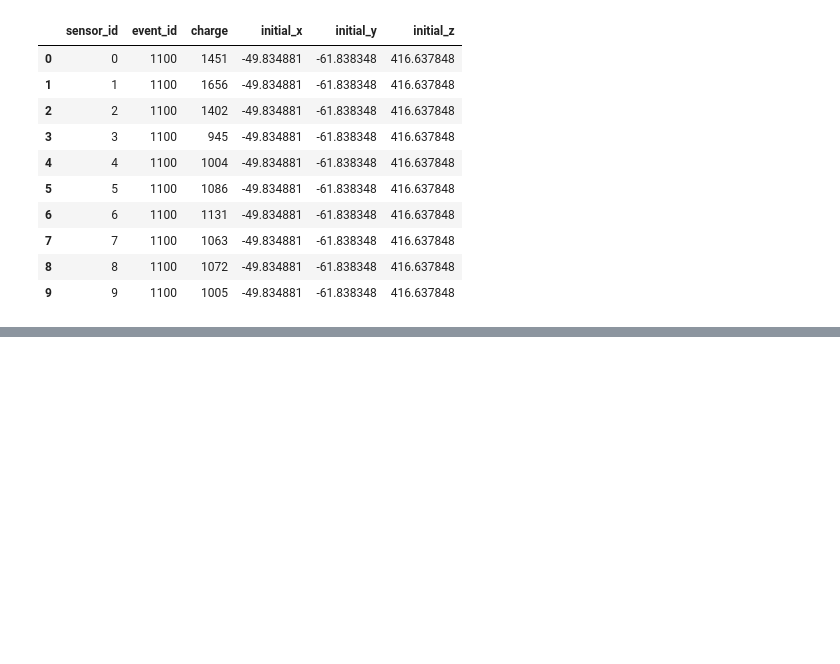
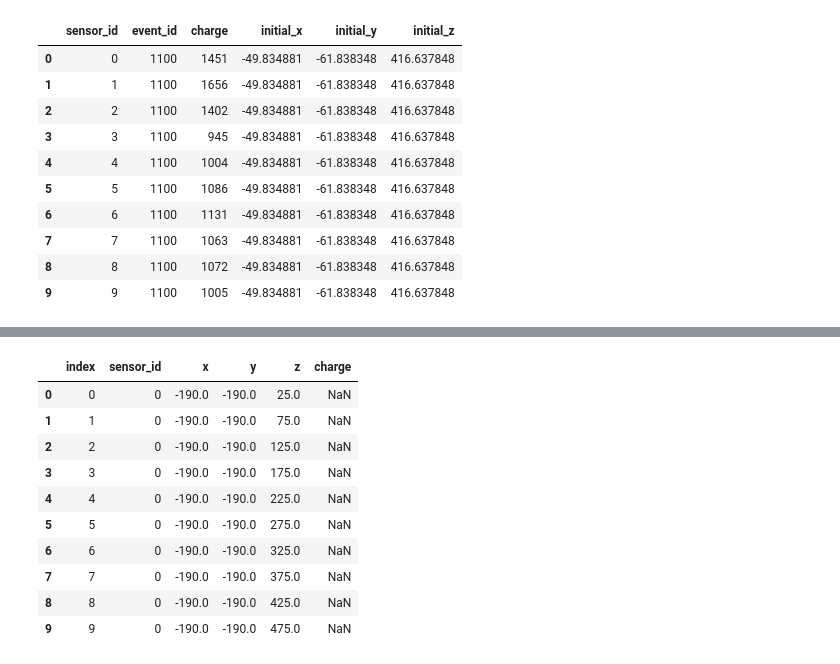
Before and after one commit to kvjmistry/LightTableGen, a Jupyter notebook: notebooks/lt_creator.ipynb, the cells around one changed output, grey strips where cells are left out. Saved outputs shown, nothing was run; the diff lists cells and outputs as text; code cells hidden in the pictures; blank space fills up the shorter version.

```diff
--- a/notebooks/lt_creator.ipynb
+++ b/notebooks/lt_creator.ipynb
@@ -119,26 +104,3 @@ display(pmt_response.head(10))
 | 7 | 7 | 1100 | 1063 | -49.834881 | -61.838348 | 416.637848 |
 | 8 | 8 | 1100 | 1072 | -49.834881 | -61.838348 | 416.637848 |
 | 9 | 9 | 1100 | 1005 | -49.834881 | -61.838348 | 416.637848 |
-# %%
-# Define the bins
-xbins = np.arange(-200, 200, 20)
-ybins = np.arange(-200, 200, 20)
-zbins = np.arange(0, 600, 50)
-
-# Define the bin centres
-xbins_centre = np.arange(-200+10, 200+10, 20)
-ybins_centre = np.arange(-200+10, 200+10, 20)
-zbins_centre = np.arange(0+25, 600+25, 50)
-
-test = pmt_response
-
-# Now bin the x, y, z positions
-test['x'] = pd.cut(x=test['initial_x'], bins=xbins,labels=xbins_centre[:-1], include_lowest=True)
-test['y'] = pd.cut(x=test['initial_y'], bins=ybins,labels=ybins_centre[:-1], include_lowest=True)
-test['z'] = pd.cut(x=test['initial_z'], bins=zbins,labels=zbins_centre[:-1], include_lowest=True)
-
-
-test = test.drop(columns=['initial_x', 'initial_y', 'initial_z'])
-display(test.head(11))
-
-# remove the initial x,y,z since we are done with them
@@ -275,0 +202,3 @@ Processing file 2752/2752
+# %%
+lt = LT.groupby(["sensor_id", "x", "y", "z"])["charge"].sum().to_frame().reset_index()
+display(lt.head(10))
@@ -276,9 +217,22 @@ Processing file 2752/2752
 # %%
-LT .columns = LT .columns.rename("")
-ERR.columns = ERR.columns.rename("")
+lt.columns = lt .columns.rename("")
+# ERR.columns = err.columns.rename("")
 
-lt  = LT .reset_index()
+lt  = lt.reset_index()
+display(lt.head(10))
 err = ERR.reset_index()
+# %% [output]
+|  | index | sensor_id | x | y | z | charge |
+| 0 | 0 | 0 | -190.0 | -190.0 | 25.0 | NaN |
+| 1 | 1 | 0 | -190.0 | -190.0 | 75.0 | NaN |
+| 2 | 2 | 0 | -190.0 | -190.0 | 125.0 | NaN |
+| 3 | 3 | 0 | -190.0 | -190.0 | 175.0 | NaN |
+| 4 | 4 | 0 | -190.0 | -190.0 | 225.0 | NaN |
+| 5 | 5 | 0 | -190.0 | -190.0 | 275.0 | NaN |
+| 6 | 6 | 0 | -190.0 | -190.0 | 325.0 | NaN |
+| 7 | 7 | 0 | -190.0 | -190.0 | 375.0 | NaN |
+| 8 | 8 | 0 | -190.0 | -190.0 | 425.0 | NaN |
+| 9 | 9 | 0 | -190.0 | -190.0 | 475.0 | NaN |
 # %%
 pmt = "PmtR11410"
 signal_type = "S1"
```
Also changed, not shown: parts of 18 cells of this notebook.
